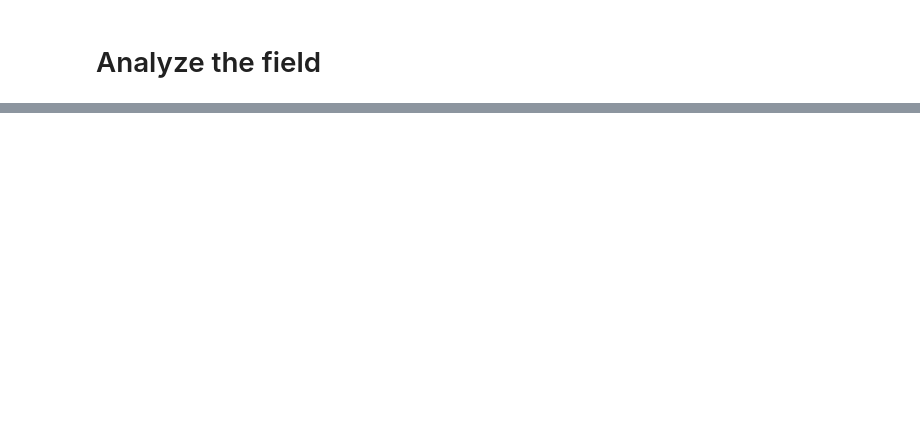
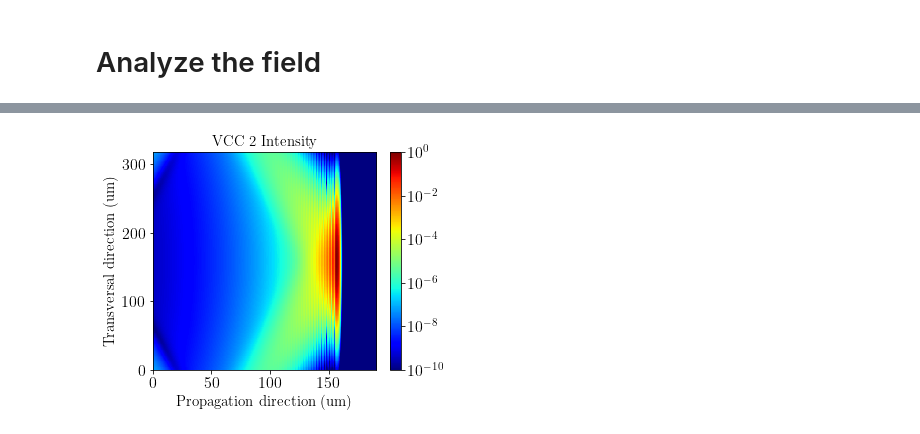
Before and after one commit to haoyuanli93/XRaySimulation, a Jupyter notebook: Example/Grating based Split-Delay Setup/2D simulation of Grating Based Split Delay Device.ipynb, the cells around one changed output, grey strips where cells are left out. Saved outputs shown, nothing was run; the diff lists cells and outputs as text; code cells hidden in the pictures; blank space fills up the shorter version.

```diff
--- a/Example/Grating based Split-Delay Setup/2D simulation of Grating Based Split Delay Device.ipynb
+++ b/Example/Grating based Split-Delay Setup/2D simulation of Grating Based Split Delay Device.ipynb
@@ -485,0 +486,39 @@ plt.show()
+# %%
+from matplotlib.colors import LogNorm
+plt.rc('text',usetex=True)
+font = {'family':"Times New Roman",'size':16,'weight':'normal'}
+plt.rc('font',**font)
+plt.rc('legend',**{'fontsize':14})
+# %%
+dz = (axis_info['z_time_idx'][1] - axis_info['z_time_idx'][0])
+dy = (axis_info['y_idx'][1] - axis_info['y_idx'][0])
+
+# Set up the canvas
+fig, axes = plt.subplots(nrows=1, ncols=1)
+fig.set_figheight(4)
+fig.set_figwidth(5)
+
+
+#field_fix = np.roll(np.fft.ifftshift(np.fft.ifft(result_2d_var['x_field_2d'], axis=0), axes=0),
+#                   shift=0, axis=0)
+#intensity = np.square(np.abs(field_fix)[200:500,400:])
+#intensity /= np.max(intensity)
+
+intensity_to_plot = intensity[128:128*3,2 ** 12 - 2** 9 : 2 ** 12 + 100]
+intensity_to_plot /= np.max(intensity_to_plot)
+
+im = axes.imshow(intensity_to_plot,
+                  cmap='jet',
+                  norm=LogNorm(vmin=1e-10, vmax=1),
+                  extent=[0, intensity_to_plot.shape[1] * dz * util.c, 0, intensity_to_plot.shape[0] * dy],
+                  aspect="auto",
+                  origin="lower")
+
+axes.set_xlabel("Propagation direction (um)", fontsize=15)
+axes.set_ylabel("Transversal direction (um)", fontsize=15)
+axes.set_title("VCC 2 Intensity", fontsize=15)
+
+fig.colorbar(im, ax=axes)#, format='$%.2f$')
+plt.show()
+# %% [output]
+[figure, added]
```
Also changed, not shown: parts of 6 cells of this notebook, 2 other files.
